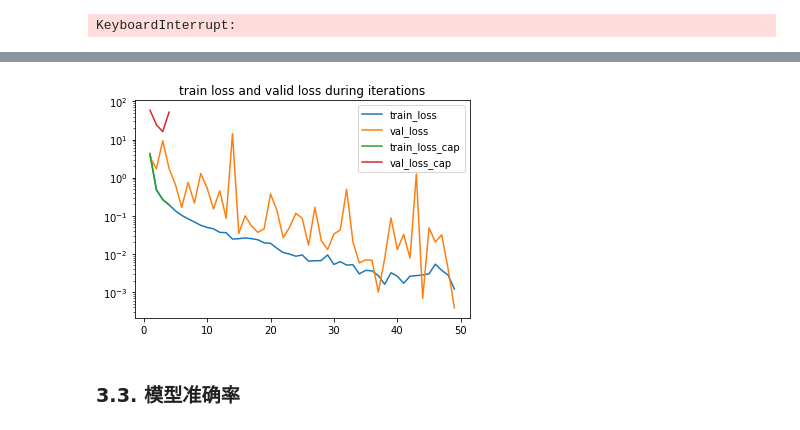
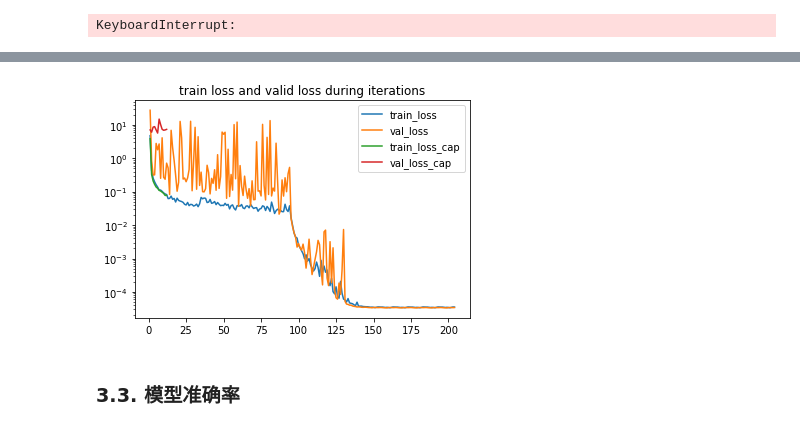
Before and after one commit to angusxu458/mathematical_expression_recognition, a Jupyter notebook: mathexpression_recognition.ipynb, the cells around one changed output, grey strips where cells are left out. Saved outputs shown, nothing was run; the diff lists cells and outputs as text; code cells hidden in the pictures.

Commit message:
UPDATE: report.tex and train again with adam optimizer

```diff
--- a/mathexpression_recognition.ipynb
+++ b/mathexpression_recognition.ipynb
@@ -449,32 +451,42 @@ import numpy as np
 import matplotlib.pyplot as plt
 % matplotlib inline
 
-with open('train2.log','r') as f:
+with open('log/train4.log','r') as f:
     lines = f.readlines()
+with open('log/train5.log','r') as f:
+    lines.extend(f.readlines())
+with open('log/train6.log','r') as f:
+    lines.extend(f.readlines())
 
-loss = np.zeros(49)
-val_loss = np.zeros(49)
+loss = []
+val_loss = []
 val_lines = [line for line in lines if '1400/1400' in line]
 print('the process of dataset data training:')
 for idx,line in enumerate(val_lines):
-    print('EPOCH: {}/50'.format(idx+1))
+    print('EPOCH: {}/400'.format(idx+1))
     print(line)
     tmp = line.split(' - ')
-    loss[idx] = float(tmp[2].replace('loss: ',''))
-    val_loss[idx] = float(tmp[3].replace('val_loss: ','').replace('\n',''))
+    loss.append(float(tmp[2].replace('loss: ','')))
+    val_loss.append(float(tmp[3].replace('val_loss: ','').replace('\n','')))
 
-with open('train_captcha.log','r') as f:
+loss = np.array(loss)
+val_loss = np.array(val_loss)
+
+with open('log/train7_captcha.log','r') as f:
     lines = f.readlines()
 val_lines = [line for line in lines if '2000/2000' in line]
 
-loss_cap = np.zeros(4)
-val_loss_cap = np.zeros(4)
+loss_cap = []
+val_loss_cap = []
 print('the process of captcha data training:')
 for idx,line in enumerate(val_lines):
-    print('EPOCH: {}/50'.format(idx+1))
+    print('EPOCH: {}/400'.format(idx+1))
     print(line)
     tmp = line.split(' - ')
-    loss_cap[idx] = float(tmp[2].replace('loss: ',''))
-    val_loss_cap[idx] = float(tmp[3].replace('val_loss: ','').replace('\n',''))
+    loss_cap.append(float(tmp[2].replace('loss: ','')))
+    val_loss_cap.append(float(tmp[3].replace('val_loss: ','').replace('\n','')))
+
+loss_cap = np.array(loss_cap)
+val_loss_cap = np.array(val_loss_cap)
 # %% [output]
 the process of dataset data training:
@@ -497,12 +509,12 @@ EPOCH: 4/50
 # %%
 fig,ax = plt.subplots()
-_ = ax.semilogy(range(1,50), loss, label='train_loss')
-_ = ax.semilogy(range(1,50), val_loss, label='val_loss')
-_ = ax.semilogy(range(1,5), loss_cap, label='train_loss_cap')
-_ = ax.semilogy(range(1,5), val_loss_cap, label='val_loss_cap')
+_ = ax.semilogy(range(1,len(loss)+1), loss, label='train_loss')
+_ = ax.semilogy(range(1,len(loss)+1), val_loss, label='val_loss')
+_ = ax.semilogy(range(1,len(loss_cap)+1), loss_cap, label='train_loss_cap')
+_ = ax.semilogy(range(1,len(loss_cap)+1), val_loss_cap, label='val_loss_cap')
 _ = ax.legend()
 _ = ax.set_title('train loss and valid loss during iterations')
-# plt.savefig('report/images/loss_condtion.png')
+plt.savefig('report/images/loss_condtion.png')
 # %% [output]
-[figure, old version]
+[figure, new version]
 # %%
```
Also changed, not shown: parts of 9 cells of this notebook, 28 other files.
